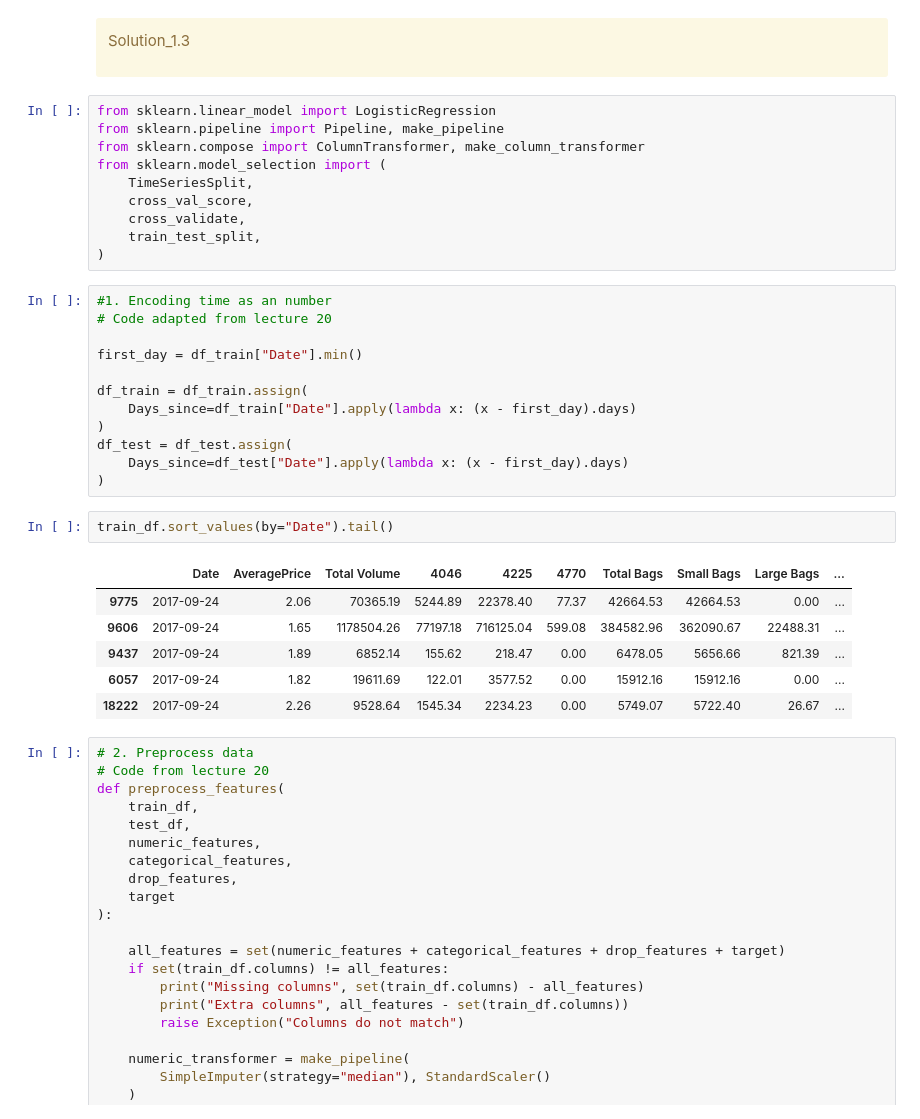
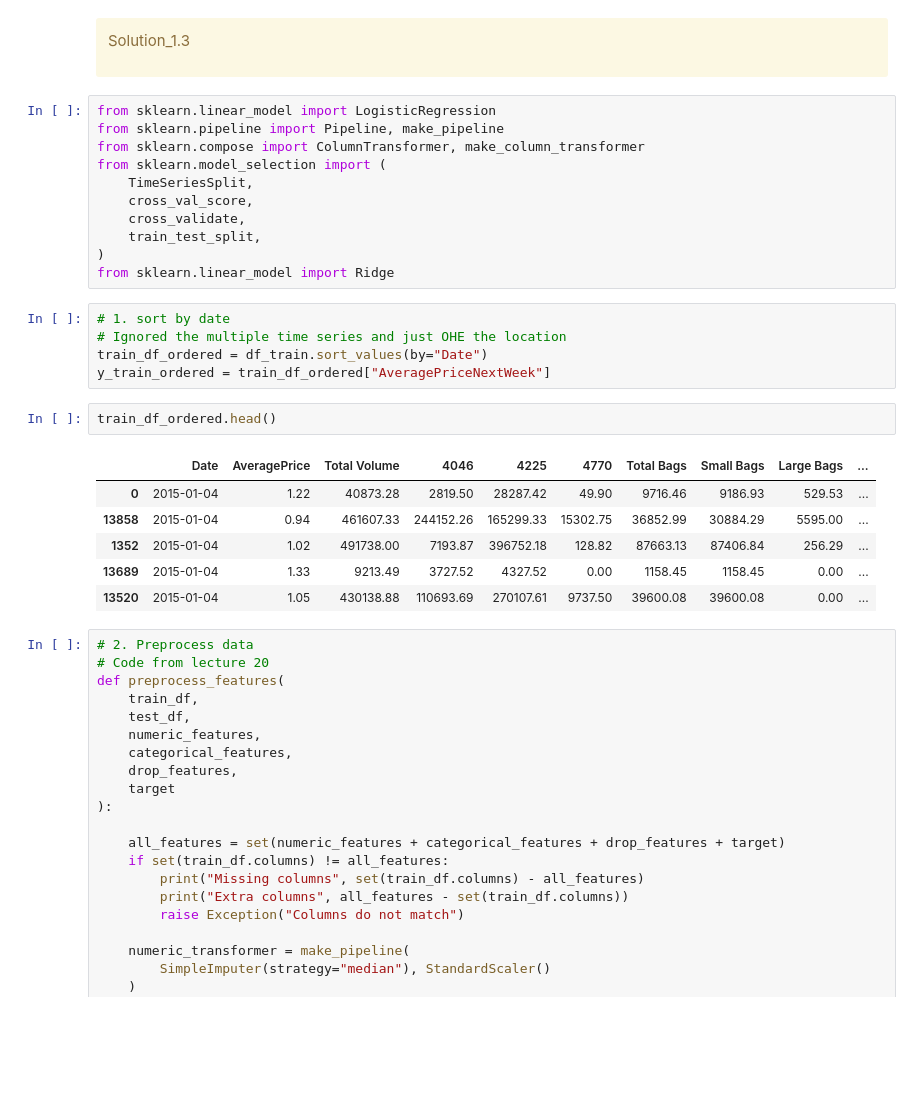
Before and after one commit to madihung/cpsc330, a Jupyter notebook: hw8/hw8.ipynb, the cells around one changed output. Drawn from its saved outputs; the diff is of its cells as text; blank space fills up the shorter version.

```diff
--- a/hw8/hw8.ipynb
+++ b/hw8/hw8.ipynb
@@ -348,27 +348,21 @@ from sklearn.model_selection import (
     cross_validate,
     train_test_split,
 )
+from sklearn.linear_model import Ridge
-# %%
-#1. Encoding time as an number
-# Code adapted from lecture 20
-
-first_day = df_train["Date"].min()
-
-df_train = df_train.assign(
-    Days_since=df_train["Date"].apply(lambda x: (x - first_day).days)
-)
-df_test = df_test.assign(
-    Days_since=df_test["Date"].apply(lambda x: (x - first_day).days)
-)
-# %%
-train_df.sort_values(by="Date").tail()
-# %% [output]
-|  | Date | AveragePrice | Total Volume | 4046 | 4225 | 4770 | Total Bags | Small Bags | Large Bags | ... |
-| 9775 | 2017-09-24 | 2.06 | 70365.19 | 5244.89 | 22378.40 | 77.37 | 42664.53 | 42664.53 | 0.00 | ... |
-| 9606 | 2017-09-24 | 1.65 | 1178504.26 | 77197.18 | 716125.04 | 599.08 | 384582.96 | 362090.67 | 22488.31 | ... |
-| 9437 | 2017-09-24 | 1.89 | 6852.14 | 155.62 | 218.47 | 0.00 | 6478.05 | 5656.66 | 821.39 | ... |
-| 6057 | 2017-09-24 | 1.82 | 19611.69 | 122.01 | 3577.52 | 0.00 | 15912.16 | 15912.16 | 0.00 | ... |
-| 18222 | 2017-09-24 | 2.26 | 9528.64 | 1545.34 | 2234.23 | 0.00 | 5749.07 | 5722.40 | 26.67 | ... |
+# %%
+# 1. sort by date
+# Ignored the multiple time series and just OHE the location
+train_df_ordered = df_train.sort_values(by="Date")
+y_train_ordered = train_df_ordered["AveragePriceNextWeek"]
+# %%
+train_df_ordered.head()
+# %% [output]
+|  | Date | AveragePrice | Total Volume | 4046 | 4225 | 4770 | Total Bags | Small Bags | Large Bags | ... |
+| 0 | 2015-01-04 | 1.22 | 40873.28 | 2819.50 | 28287.42 | 49.90 | 9716.46 | 9186.93 | 529.53 | ... |
+| 13858 | 2015-01-04 | 0.94 | 461607.33 | 244152.26 | 165299.33 | 15302.75 | 36852.99 | 30884.29 | 5595.00 | ... |
+| 1352 | 2015-01-04 | 1.02 | 491738.00 | 7193.87 | 396752.18 | 128.82 | 87663.13 | 87406.84 | 256.29 | ... |
+| 13689 | 2015-01-04 | 1.33 | 9213.49 | 3727.52 | 4327.52 | 0.00 | 1158.45 | 1158.45 | 0.00 | ... |
+| 13520 | 2015-01-04 | 1.05 | 430138.88 | 110693.69 | 270107.61 | 9737.50 | 39600.08 | 39600.08 | 0.00 | ... |
 # %%
 # 2. Preprocess data
 # Code from lecture 20
```
Also changed, not shown: parts of 8 cells of this notebook.
